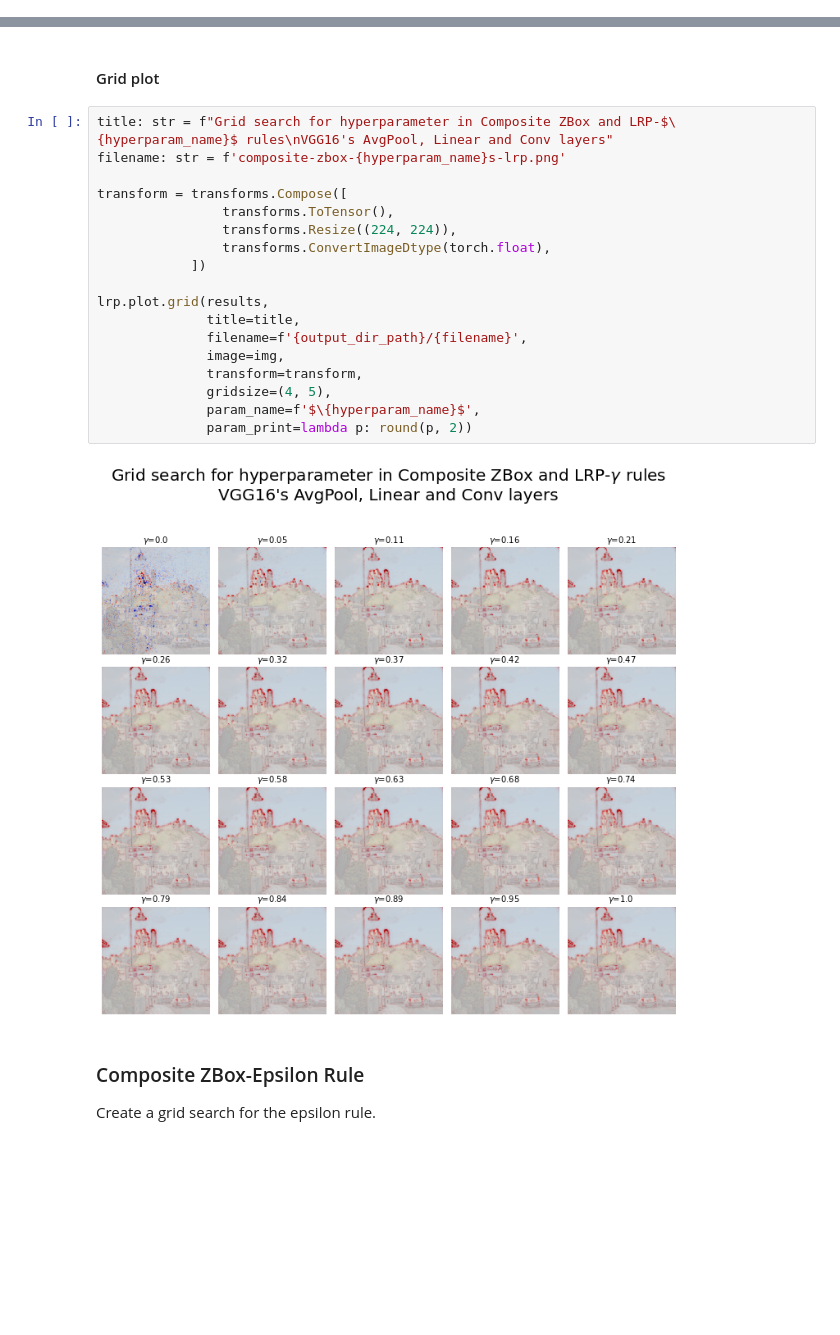
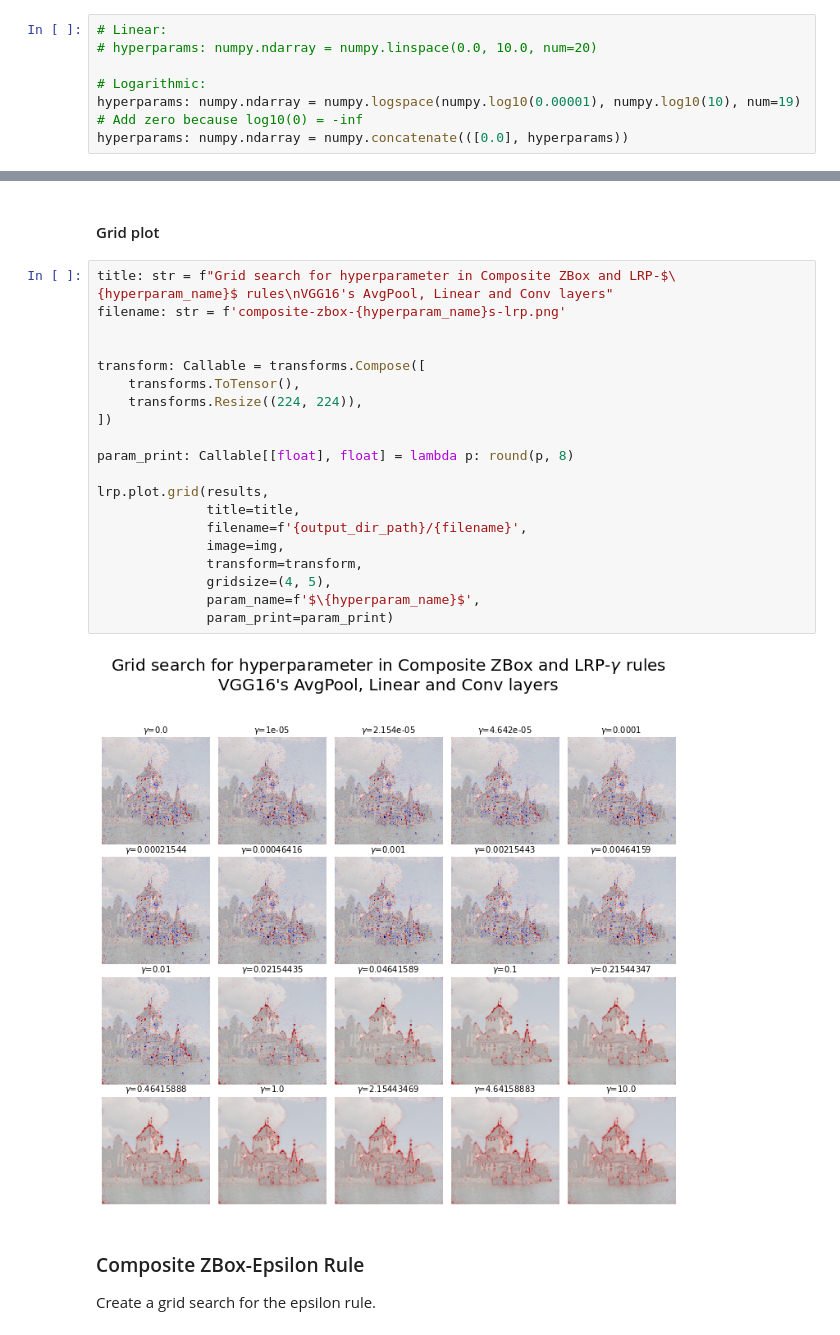
Before and after one commit to rodrigobdz/lrp, a Jupyter notebook: experiments/basic-grid-search.ipynb, the cells around one changed output, grey strips where cells are left out. Saved outputs shown, nothing was run; the diff lists cells and outputs as text; blank space fills up the shorter version.

```diff
--- a/experiments/basic-grid-search.ipynb
+++ b/experiments/basic-grid-search.ipynb
@@ -76,3 +80,11 @@ hyperparams: numpy.ndarray = numpy.logspace(0.0, 10.0, num=20)
+# %%
+# Linear:
+# hyperparams: numpy.ndarray = numpy.linspace(0.0, 10.0, num=20)
+
+# Logarithmic:
+hyperparams: numpy.ndarray = numpy.logspace(numpy.log10(0.00001), numpy.log10(10), num=19)
+# Add zero because log10(0) = -inf
+hyperparams: numpy.ndarray = numpy.concatenate(([0.0], hyperparams))
 # %% [markdown]
 ### Composite ZBox-Gamma Rule
 
@@ -105,23 +115,25 @@ Using cached results
 # %%
 title: str = f"Grid search for hyperparameter in Composite ZBox and LRP-$\{hyperparam_name}$ rules\nVGG16's AvgPool, Linear and Conv layers"
 filename: str = f'composite-zbox-{hyperparam_name}s-lrp.png'
 
-transform = transforms.Compose([
-                transforms.ToTensor(),
-                transforms.Resize((224, 224)),
-                transforms.ConvertImageDtype(torch.float),
-            ])
+
+transform: Callable = transforms.Compose([
+    transforms.ToTensor(),
+    transforms.Resize((224, 224)),
+])
+
+param_print: Callable[[float], float] = lambda p: round(p, 8)
 
 lrp.plot.grid(results,
               title=title,
               filename=f'{output_dir_path}/{filename}',
               image=img,
               transform=transform,
               gridsize=(4, 5),
               param_name=f'$\{hyperparam_name}$',
-              param_print=lambda p: round(p, 2))
+              param_print=param_print)
 # %% [output]
-[figure, old version]
+[figure, new version]
 # %% [markdown]
 ### Composite ZBox-Epsilon Rule
 
```
Also changed, not shown: parts of 14 cells of this notebook, 1 other file.
